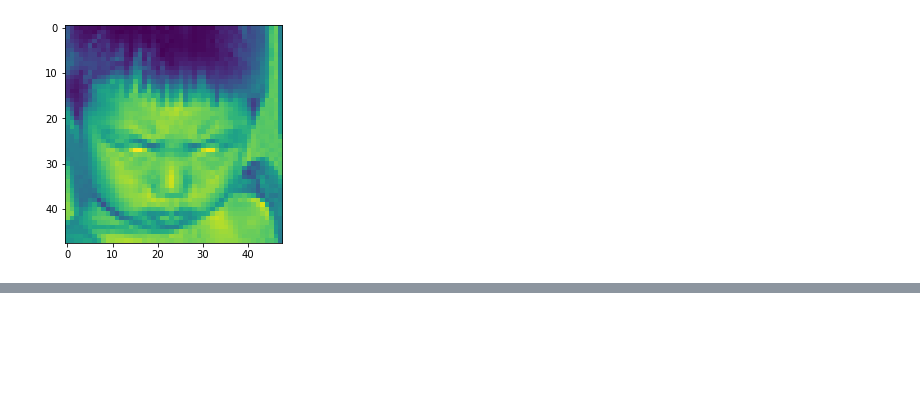
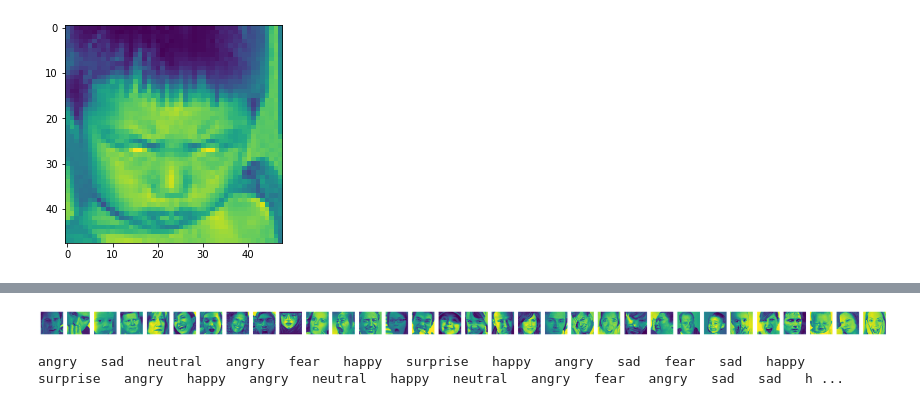
Before and after one commit to rahul-kr-soni/Online-Classroom-Visual-Sentiment-Detection, a Jupyter notebook: Rahul_Kumar_soni_Face Emotion Recognition.ipynb, the cells around one changed output, grey strips where cells are left out. Drawn from its saved outputs; the diff is of its cells as text; code cells hidden in the pictures; blank space fills up the shorter version.

Commit message:
3rd commit data visualization

```diff
--- a/Rahul_Kumar_soni_Face Emotion Recognition.ipynb
+++ b/Rahul_Kumar_soni_Face Emotion Recognition.ipynb
@@ -112,0 +119,29 @@ print(train_gen.class_indices)
+# %%
+# Extracting next batch to plot it, this batch of photos are selected randomly
+
+imgs,lables=next(train_gen)
+
+# list of Classes
+
+list_of_keys=['angry', 'disgust', 'fear', 'happy', 'neutral', 'sad', 'surprise']
+
+def plotImages(images_arr):
+  fig, axes= plt.subplots(1,32,figsize=(32,2))
+  axes= axes.flatten()
+  for img, ax in zip(images_arr,axes):
+    ax.imshow(img)
+    ax.axis('off')
+  plt.tight_layout()
+  plt.show()
+plotImages(imgs)
+
+# Printing the lables below the respective image
+
+for i in lables[:32]:
+  for num, j in enumerate(i):
+    if j==1:
+      print(list_of_keys[num], end='   ')  # Labelling seems to be spot on
+num+=1
+# %% [output]
+[figure, added]
+angry   sad   neutral   angry   fear   happy   surprise   happy   angry   sad   fear   sad   happy   surprise   angry   happy   angry   neutral   happy   neutral   angry   fear   angry   sad   sad   h ...
```
Also changed, not shown: parts of 11 cells of this notebook.
